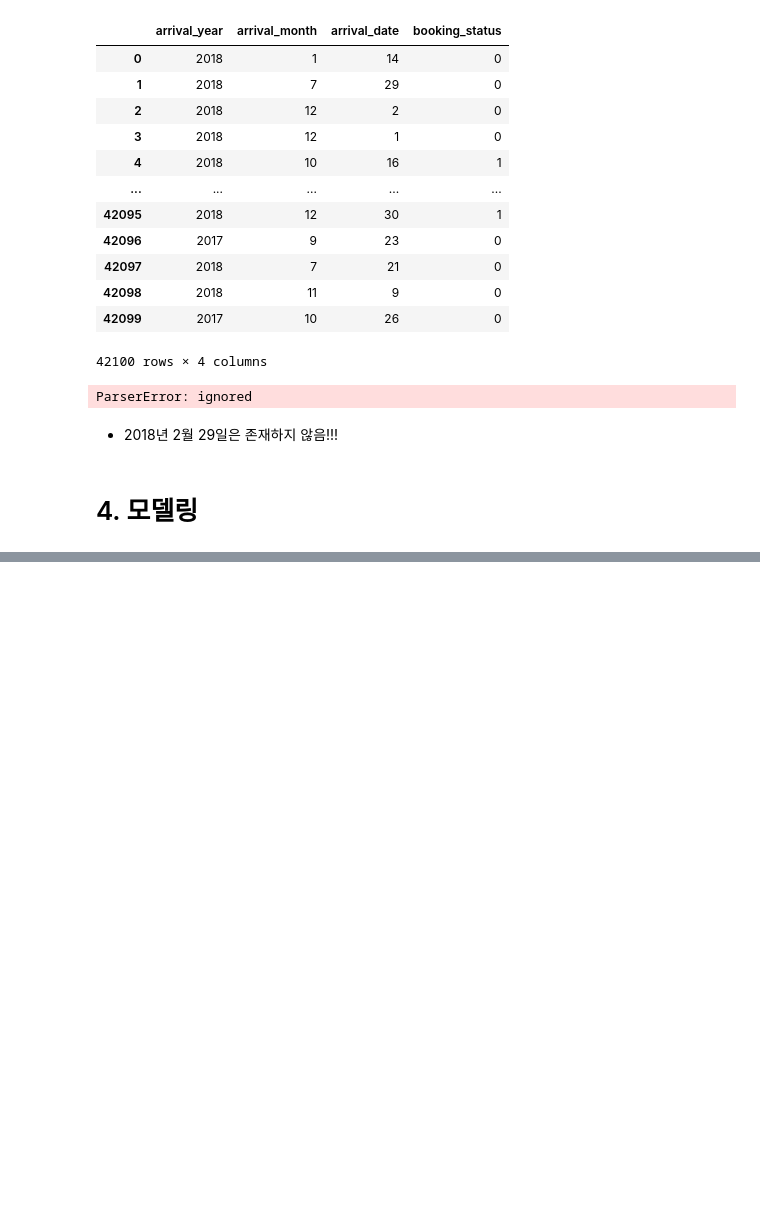
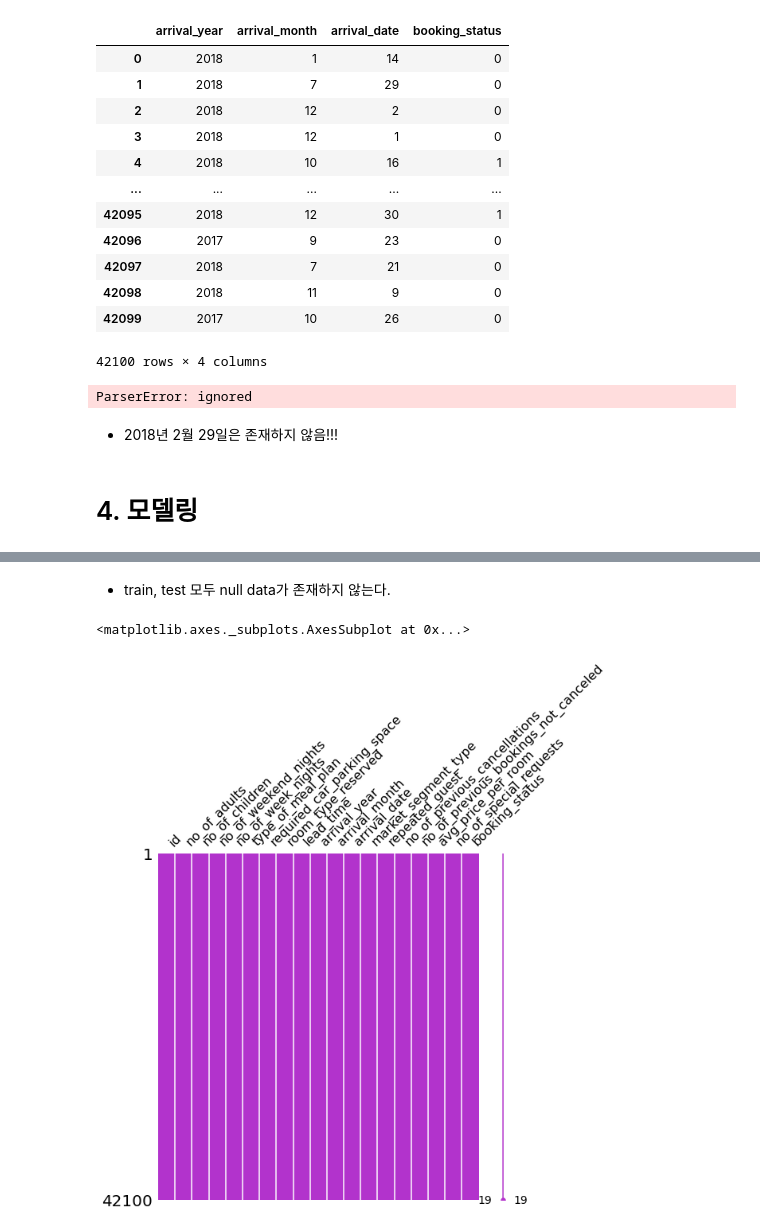
Before and after one commit to JaeHong-Park987/Kaggle, a Jupyter notebook: Playground Series/Season3/Episode 7.ipynb, the cells around one changed output, grey strips where cells are left out. Saved outputs shown, nothing was run; the diff lists cells and outputs as text; code cells hidden in the pictures; blank space fills up the shorter version.

```diff
--- a/Playground Series/Season3/Episode 7.ipynb
+++ b/Playground Series/Season3/Episode 7.ipynb
@@ -696,0 +683,3 @@ ParserError: ignored
+# %%
+df_train = pd.read_csv('/content/drive/MyDrive/data/3-7/train.csv')
+df_test = pd.read_csv('/content/drive/MyDrive/data/3-7/test.csv')
@@ -696,0 +801,7 @@ ParserError: ignored
+# %% [markdown]
+* train, test 모두 null data가 존재하지 않는다.
+# %%
+msno.matrix(df = df_train.iloc[:, :], figsize = (8, 8), color = (0.7, 0.2, 0.8))
+# %% [output]
+<matplotlib.axes._subplots.AxesSubplot at 0x...>
+[figure, added]
```
Also changed, not shown: parts of 103 cells of this notebook.
